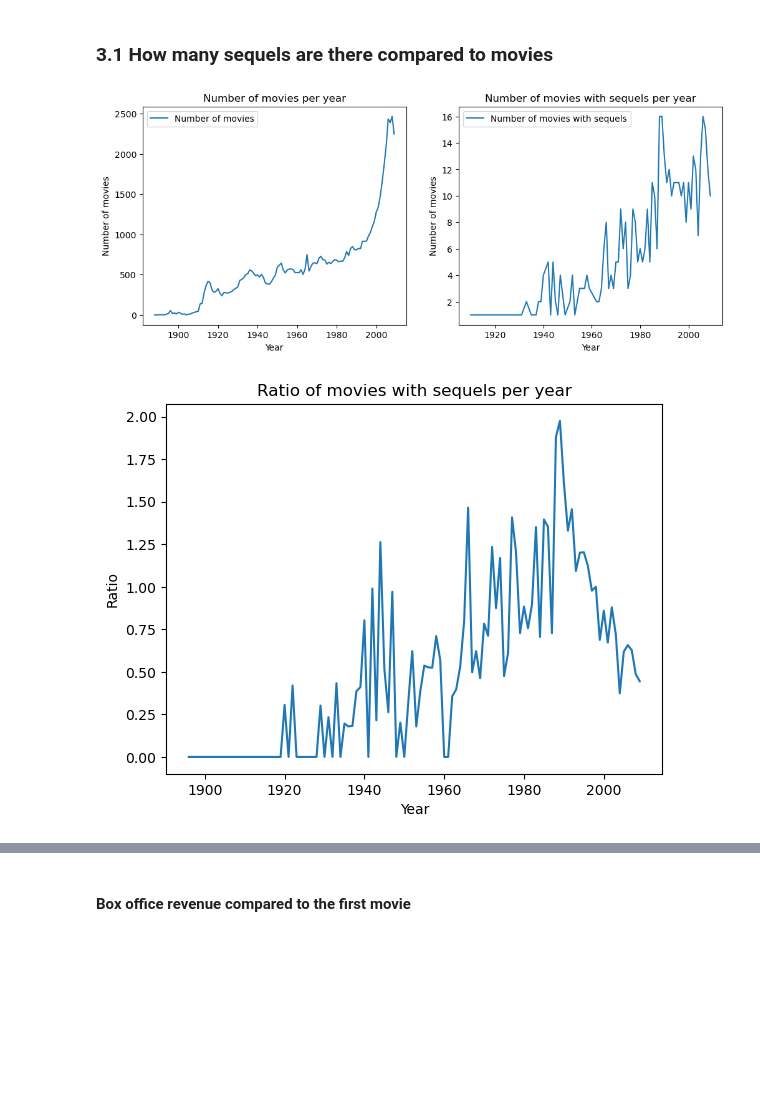
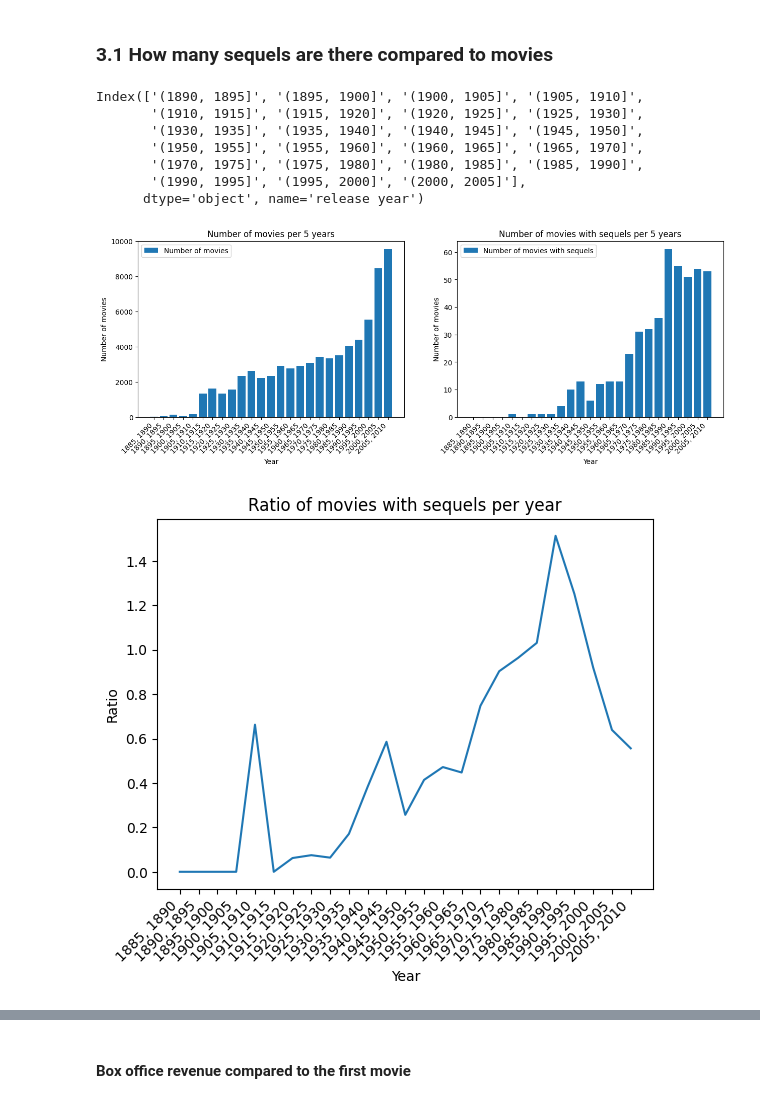
Before and after one commit to epfl-ada/ada-2024-project-onceuponatimeindata, a Jupyter notebook: dat_analysis.ipynb, the cells around one changed output, grey strips where cells are left out. Drawn from its saved outputs; the diff is of its cells as text; code cells hidden in the pictures; blank space fills up the shorter version.

```diff
--- a/dat_analysis.ipynb
+++ b/dat_analysis.ipynb
@@ -29,56 +32,72 @@ movie_df_sequel_original.drop("release year tmdb", axis=1, inplace=True)
 movie_df_sequel_original.drop("release year wiki", axis=1, inplace=True)
 # %% [markdown]
 ### 3.1 How many sequels are there compared to movies
+# %%
+movie_df.groupby(pd.cut(movie_df["release year"], np.arange(1885, 2015, 5))).count().index.astype(str)
+# %% [output]
+Index(['(1890, 1895]', '(1895, 1900]', '(1900, 1905]', '(1905, 1910]',
+       '(1910, 1915]', '(1915, 1920]', '(1920, 1925]', '(1925, 1930]',
+       '(1930, 1935]', '(1935, 1940]', '(1940, 1945]', '(1945, 1950]',
+       '(1950, 1955]', '(1955, 1960]', '(1960, 1965]', '(1965, 1970]',
+       '(1970, 1975]', '(1975, 1980]', '(1980, 1985]', '(1985, 1990]',
+       '(1990, 1995]', '(1995, 2000]', '(2000, 2005]'],
+      dtype='object', name='release year')
 # %%
 movie_df["release year"] = movie_df["Movie release date"].apply(lambda x: str(x)[:4] if str.isdigit(str(x)[:4]) else np.nan)
 movie_df["release year"] = movie_df["release year"].astype(float)
 
 movie_df = movie_df[movie_df["release year"] >= 1880]
 movie_df = movie_df[movie_df["release year"] < 2010]
 
 movie_df_sequel_only["release year"] = movie_df_sequel_only["release_date"].apply(lambda x: str(x)[:4] if str.isdigit(str(x)[:4]) else np.nan)
 movie_df_sequel_only["release year"] = movie_df_sequel_only["release year"].astype(float)
 
 movie_df_sequel_only = movie_df_sequel_only[movie_df_sequel_only["release year"] >= 1880]
 movie_df_sequel_only = movie_df_sequel_only[movie_df_sequel_only["release year"] < 2010]
 
-movies_per_years = movie_df.groupby("release year").count()
-movies_sequel_per_year = movie_df_sequel_only.groupby("release year").count()
+movies_per_years = movie_df.groupby(pd.cut(movie_df["release year"], np.arange(1885, 2011, 5))).count()
+movies_sequel_per_year = movie_df_sequel_only.groupby(pd.cut(movie_df_sequel_only["release year"], np.arange(1885, 2011, 5))).count()
+
+years = movies_per_years.index.astype(str)
+years = [x[1:][:-1] for x in years]
 
 import matplotlib.pyplot as plt
 
-fig = plt.figure(figsize=(12, 10))
+fig = plt.figure(figsize=(15, 10))
 ax1 = fig.add_subplot(221)
-ax1.plot(movies_per_years.index, movies_per_years["Wikipedia movie ID"], label="Number of movies")
+ax1.bar(years, movies_per_years["Wikipedia movie ID"], label="Number of movies")
 ax1.legend()
-ax1.title.set_text("Number of movies per year")
+ax1.title.set_text("Number of movies per 5 years")
 ax1.set_xlabel("Year")
 ax1.set_ylabel("Number of movies")
+plt.xticks(rotation=45, ha='right')
 
 ax2 = fig.add_subplot(222)
-ax2.plot(movies_sequel_per_year.index, movies_sequel_per_year["Wikipedia movie ID"], label="Number of movies with sequels")
+ax2.bar(years, movies_sequel_per_year["Wikipedia movie ID"], label="Number of movies with sequels")
 ax2.legend()
-ax2.title.set_text("Number of movies with sequels per year")
+ax2.title.set_text("Number of movies with sequels per 5 years")
 ax2.set_xlabel("Year")
 ax2.set_ylabel("Number of movies")
+plt.xticks(rotation=45, ha='right')
 
 plt.show()
 # %% [output]
-[figure, old version]
+[figure, new version]
 # %%
-#remove the years with less than 50 movies
+    #remove the years with less than 50 movies
 movies_per_years_removed = movies_per_years[movies_per_years["Wikipedia movie ID"] > 50]
 
 movie_df_ratio = movies_sequel_per_year / movies_per_years_removed * 100
 movie_df_ratio = movie_df_ratio.fillna(0)
 
-plt.plot(movie_df_ratio.index, movie_df_ratio["Wikipedia movie ID"])
+plt.plot(years, movie_df_ratio["Wikipedia movie ID"])
 plt.title("Ratio of movies with sequels per year")
 plt.xlabel("Year")
 plt.ylabel("Ratio")
+plt.xticks(rotation=45, ha='right')
 plt.show()
 # %% [output]
-[figure, old version]
+[figure, new version]
 # %%
 
 def inflate(revenue, year):
```
Also changed, not shown: parts of 11 cells of this notebook, 3 other files.
